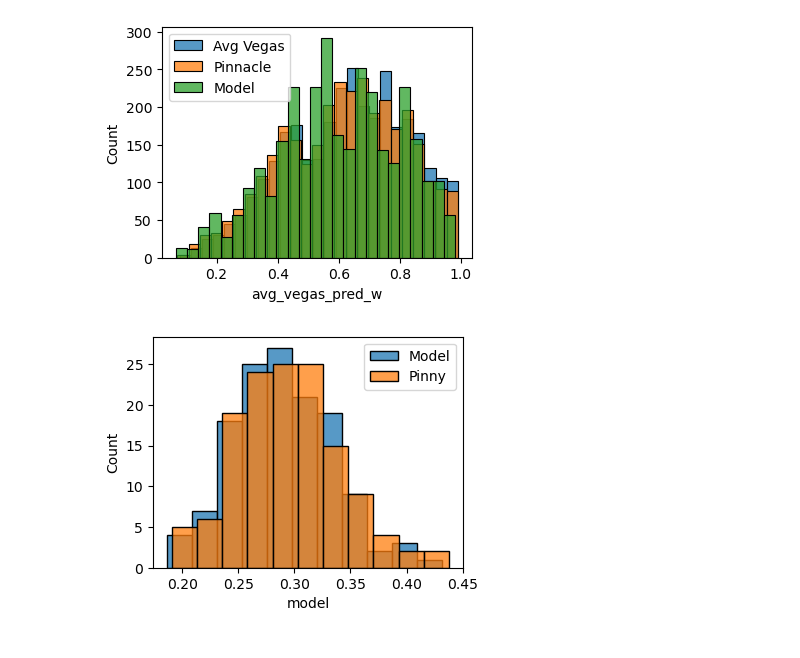
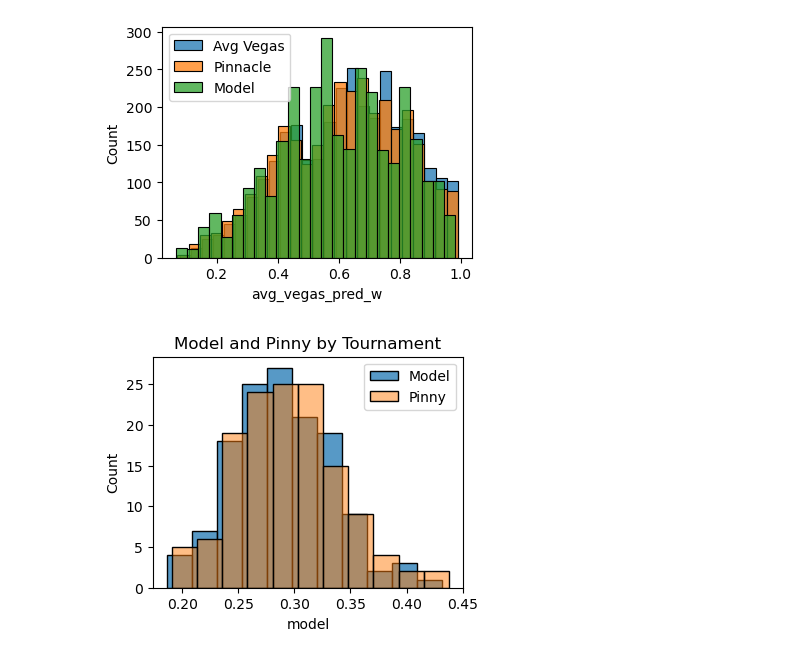
Before and after one commit to yaobviously/tennis_elo, a Jupyter notebook: notebooks/model_preds_vs_book.ipynb, the cells around one changed output. Cells and saved outputs as stored; diff of their text form; code cells hidden in the pictures.

```diff
--- a/notebooks/model_preds_vs_book.ipynb
+++ b/notebooks/model_preds_vs_book.ipynb
@@ -167,11 +158,15 @@ briers_df = (
 
 briers_df['model_wins'] = (briers_df['model'] < briers_df['pinnacle']).astype(int)
 # %%
+# plotting the performance of the model vs pinny
+# across tourneys
+
 fig, ax = plt.subplots(figsize=(4,3))
 sns.histplot(briers_df['model'], label='Model')
-sns.histplot(briers_df['pinnacle'], label='Pinny')
+sns.histplot(briers_df['pinnacle'], label='Pinny', alpha=0.5)
 
+plt.title("Model and Pinny by Tournament")
 plt.legend()
 plt.show()
 # %% [output]
-[figure, old version]
+[figure, new version]
```
Also changed, not shown: parts of 9 cells of this notebook, 1 other file.
